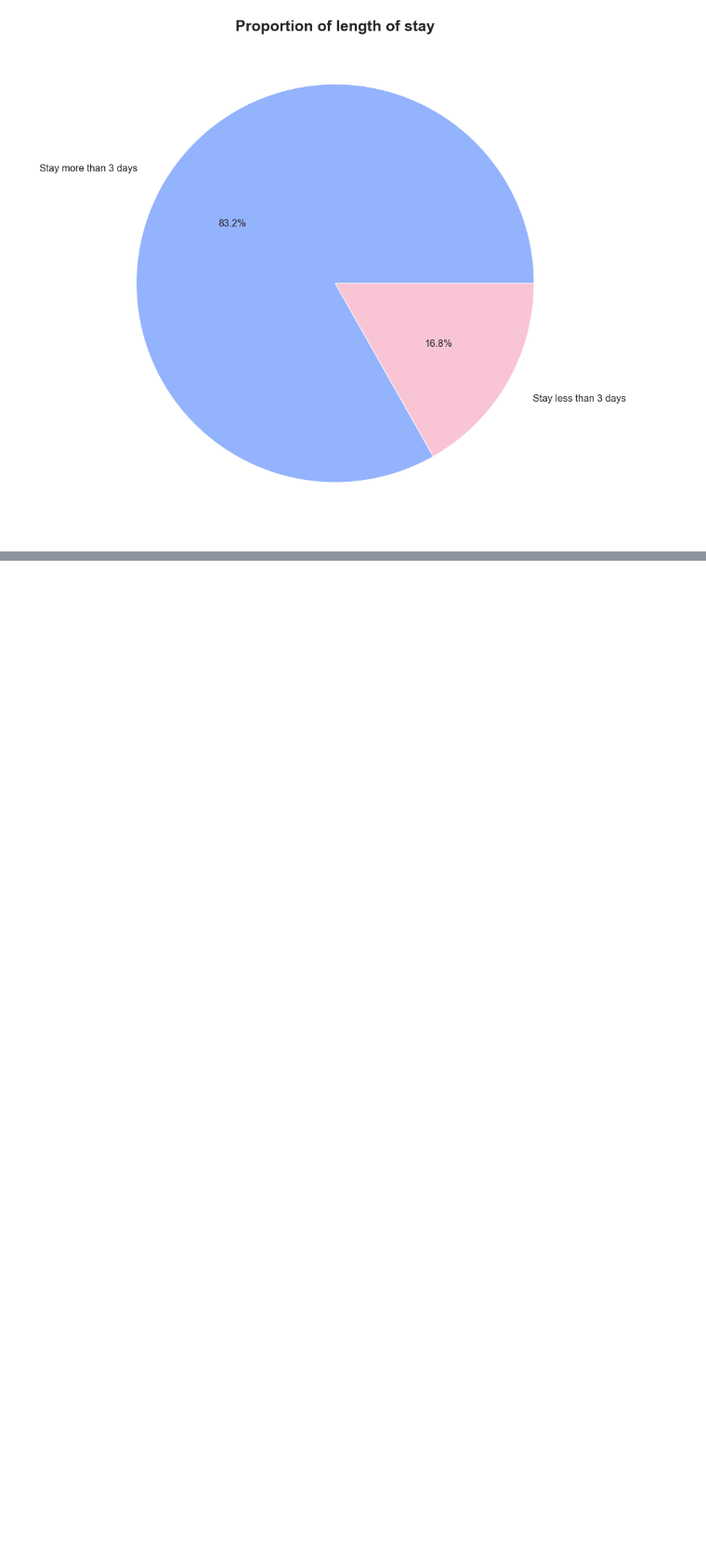
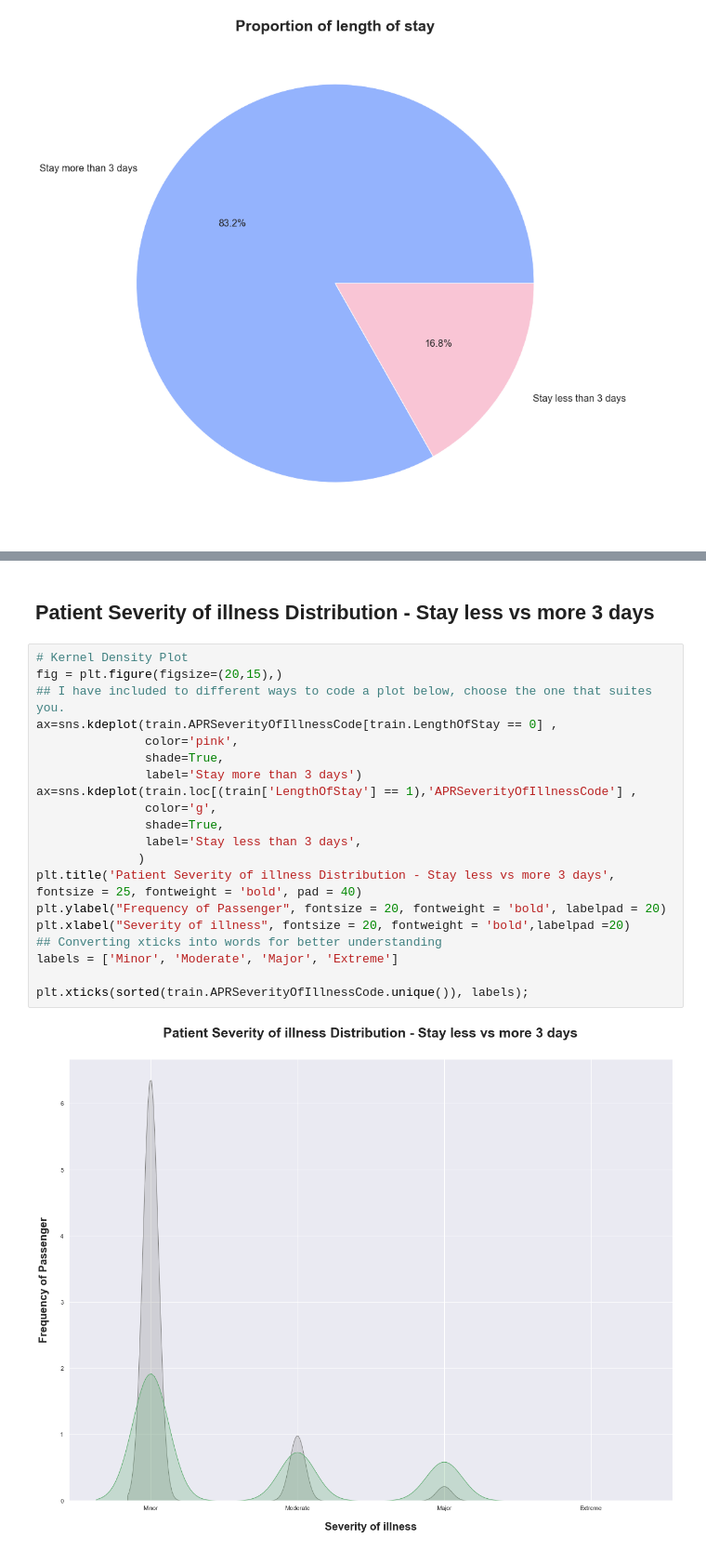
Before and after one commit to ChauHuynh1/DataScience, a Jupyter notebook: Hospital/HospitalProblem.ipynb, the cells around one changed output, grey strips where cells are left out. Shown at 93% size. Saved outputs shown, nothing was run; the diff lists cells and outputs as text; blank space fills up the shorter version.

```diff
--- a/Hospital/HospitalProblem.ipynb
+++ b/Hospital/HospitalProblem.ipynb
@@ -659,0 +681,24 @@ the number of male who were in the Titanic is higher than female. For male, the
+# %% [markdown]
+## Patient Severity of illness Distribution - Stay less vs more 3 days
+# %%
+# Kernel Density Plot
+fig = plt.figure(figsize=(20,15),)
+## I have included to different ways to code a plot below, choose the one that suites you.
+ax=sns.kdeplot(train.APRSeverityOfIllnessCode[train.LengthOfStay == 0] ,
+               color='pink',
+               shade=True,
+               label='Stay more than 3 days')
+ax=sns.kdeplot(train.loc[(train['LengthOfStay'] == 1),'APRSeverityOfIllnessCode'] ,
+               color='g',
+               shade=True,
+               label='Stay less than 3 days',
+              )
+plt.title('Patient Severity of illness Distribution - Stay less vs more 3 days', fontsize = 25, fontweight = 'bold', pad = 40)
+plt.ylabel("Frequency of Passenger", fontsize = 20, fontweight = 'bold', labelpad = 20)
+plt.xlabel("Severity of illness", fontsize = 20, fontweight = 'bold',labelpad =20)
+## Converting xticks into words for better understanding
+labels = ['Minor', 'Moderate', 'Major', 'Extreme']
+
+plt.xticks(sorted(train.APRSeverityOfIllnessCode.unique()), labels);
+# %% [output]
+[figure, added]
```
Also changed, not shown: parts of 42 cells of this notebook.
